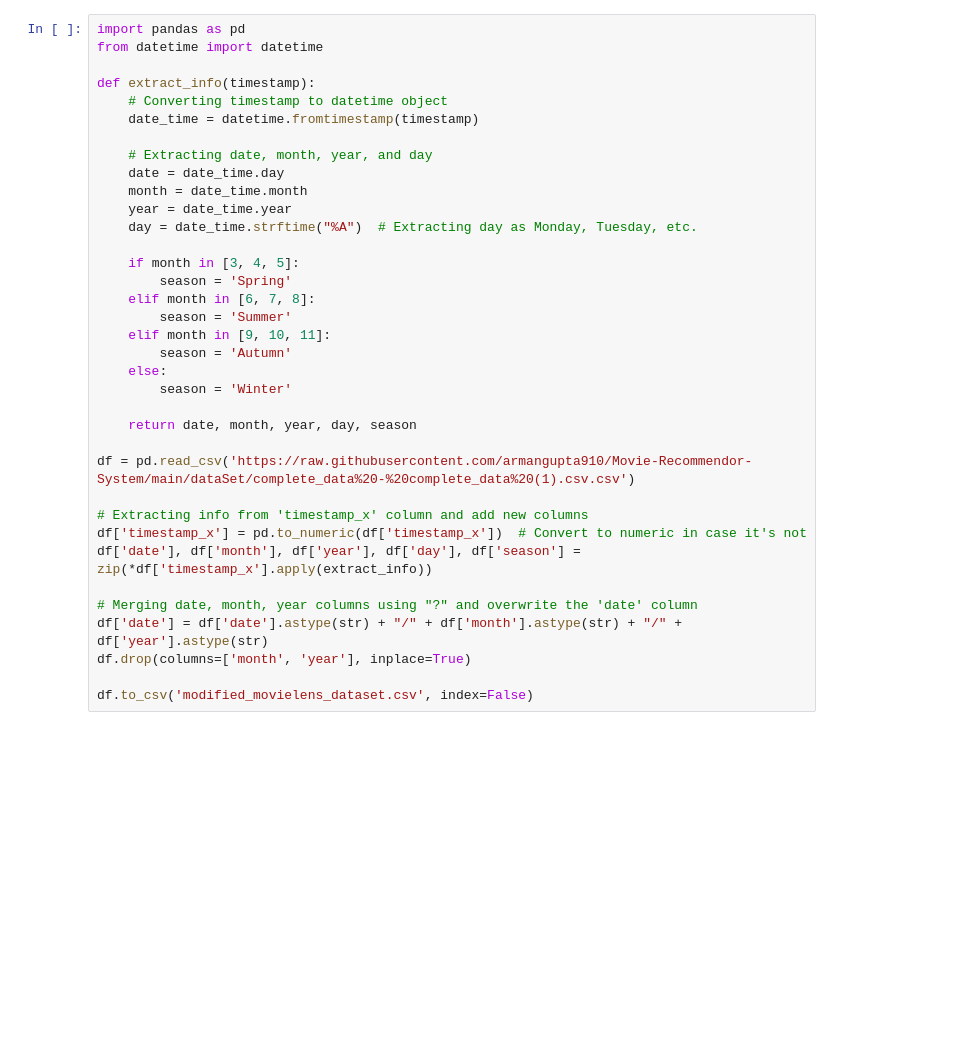
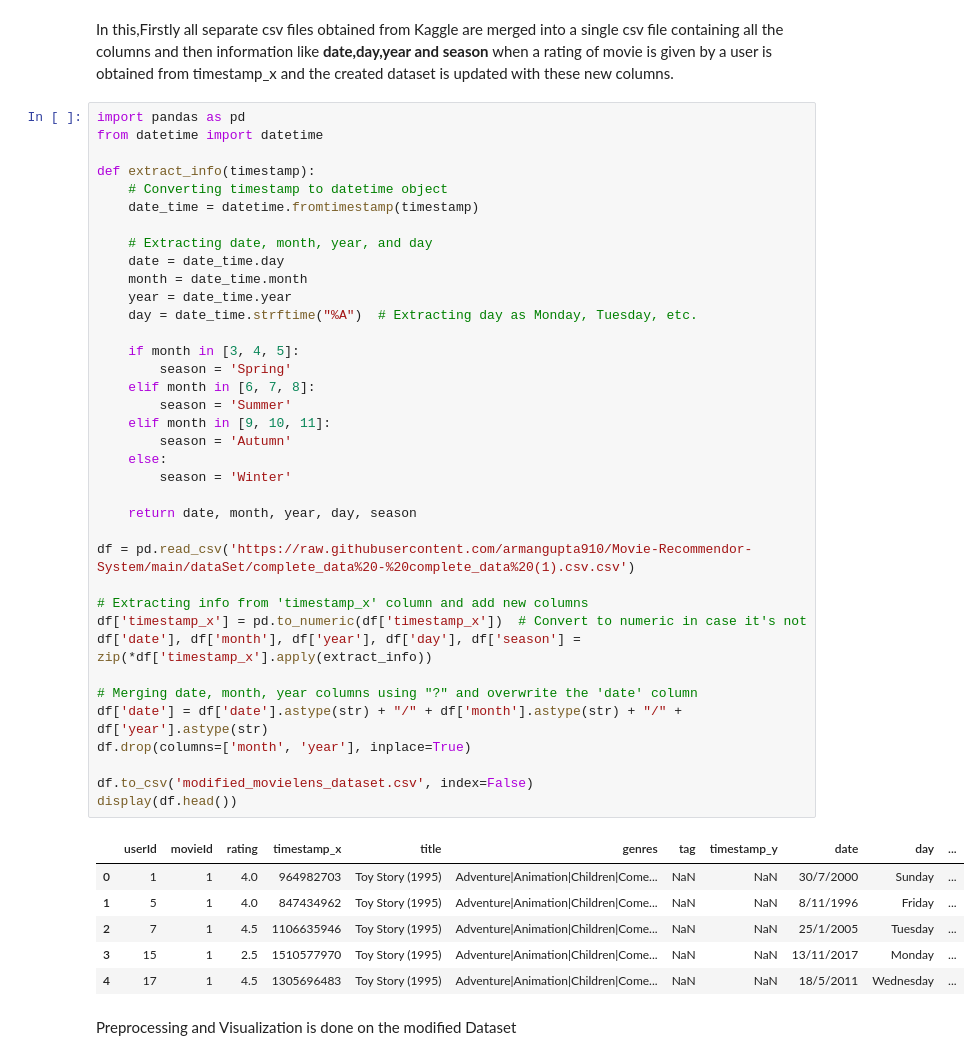
Before and after one commit to b22cs068/Movie-Recommendor-System, a Jupyter notebook: Dataset_Modification_Code.ipynb, the cells around one changed output. Saved outputs shown, nothing was run; the diff lists cells and outputs as text; blank space fills up the shorter version.

```diff
--- a/Dataset_Modification_Code.ipynb
+++ b/Dataset_Modification_Code.ipynb
@@ -1,5 +1,7 @@
 # %% [markdown]
 <a href="https://colab.research.google.com/github/armangupta910/Movie-Recommendor-System/blob/main/Dataset_Modification_Code.ipynb" target="_parent"><img src="https://colab.research.google.com/assets/colab-badge.svg" alt="Open In Colab"/></a>
+# %% [markdown]
+In this,Firstly all separate csv files obtained from Kaggle are merged into a single csv file containing all the columns and then information like **date,day,year and season** when a rating of movie is given by a user is obtained from timestamp_x and the created dataset is updated with these new columns.
 # %%
 import pandas as pd
 from datetime import datetime
@@ -9,33 +11,43 @@ def extract_info(timestamp):
     date_time = datetime.fromtimestamp(timestamp)
 
     # Extracting date, month, year, and day
     date = date_time.day
     month = date_time.month
     year = date_time.year
     day = date_time.strftime("%A")  # Extracting day as Monday, Tuesday, etc.
 
     if month in [3, 4, 5]:
         season = 'Spring'
     elif month in [6, 7, 8]:
         season = 'Summer'
     elif month in [9, 10, 11]:
         season = 'Autumn'
     else:
         season = 'Winter'
 
     return date, month, year, day, season
 
 df = pd.read_csv('https://raw.githubusercontent.com/armangupta910/Movie-Recommendor-System/main/dataSet/complete_data%20-%20complete_data%20(1).csv.csv')
 
 # Extracting info from 'timestamp_x' column and add new columns
 df['timestamp_x'] = pd.to_numeric(df['timestamp_x'])  # Convert to numeric in case it's not
 df['date'], df['month'], df['year'], df['day'], df['season'] = zip(*df['timestamp_x'].apply(extract_info))
 
 # Merging date, month, year columns using "?" and overwrite the 'date' column
 df['date'] = df['date'].astype(str) + "/" + df['month'].astype(str) + "/" + df['year'].astype(str)
 df.drop(columns=['month', 'year'], inplace=True)
 
 df.to_csv('modified_movielens_dataset.csv', index=False)
+display(df.head())
+# %% [output]
+|  | userId | movieId | rating | timestamp_x | title | genres | tag | timestamp_y | date | day | ... |
+| 0 | 1 | 1 | 4.0 | 964982703 | Toy Story (1995) | Adventure|Animation|Children|Come... | NaN | NaN | 30/7/2000 | Sunday | ... |
+| 1 | 5 | 1 | 4.0 | 847434962 | Toy Story (1995) | Adventure|Animation|Children|Come... | NaN | NaN | 8/11/1996 | Friday | ... |
+| 2 | 7 | 1 | 4.5 | 1106635946 | Toy Story (1995) | Adventure|Animation|Children|Come... | NaN | NaN | 25/1/2005 | Tuesday | ... |
+| 3 | 15 | 1 | 2.5 | 1510577970 | Toy Story (1995) | Adventure|Animation|Children|Come... | NaN | NaN | 13/11/2017 | Monday | ... |
+| 4 | 17 | 1 | 4.5 | 1305696483 | Toy Story (1995) | Adventure|Animation|Children|Come... | NaN | NaN | 18/5/2011 | Wednesday | ... |
+# %% [markdown]
+Preprocessing and Visualization is done on the modified Dataset
 # %%
 #preprocessing the modified dataset
 import pandas as pd
```
Also changed, not shown: parts of 1 cell of this notebook.
